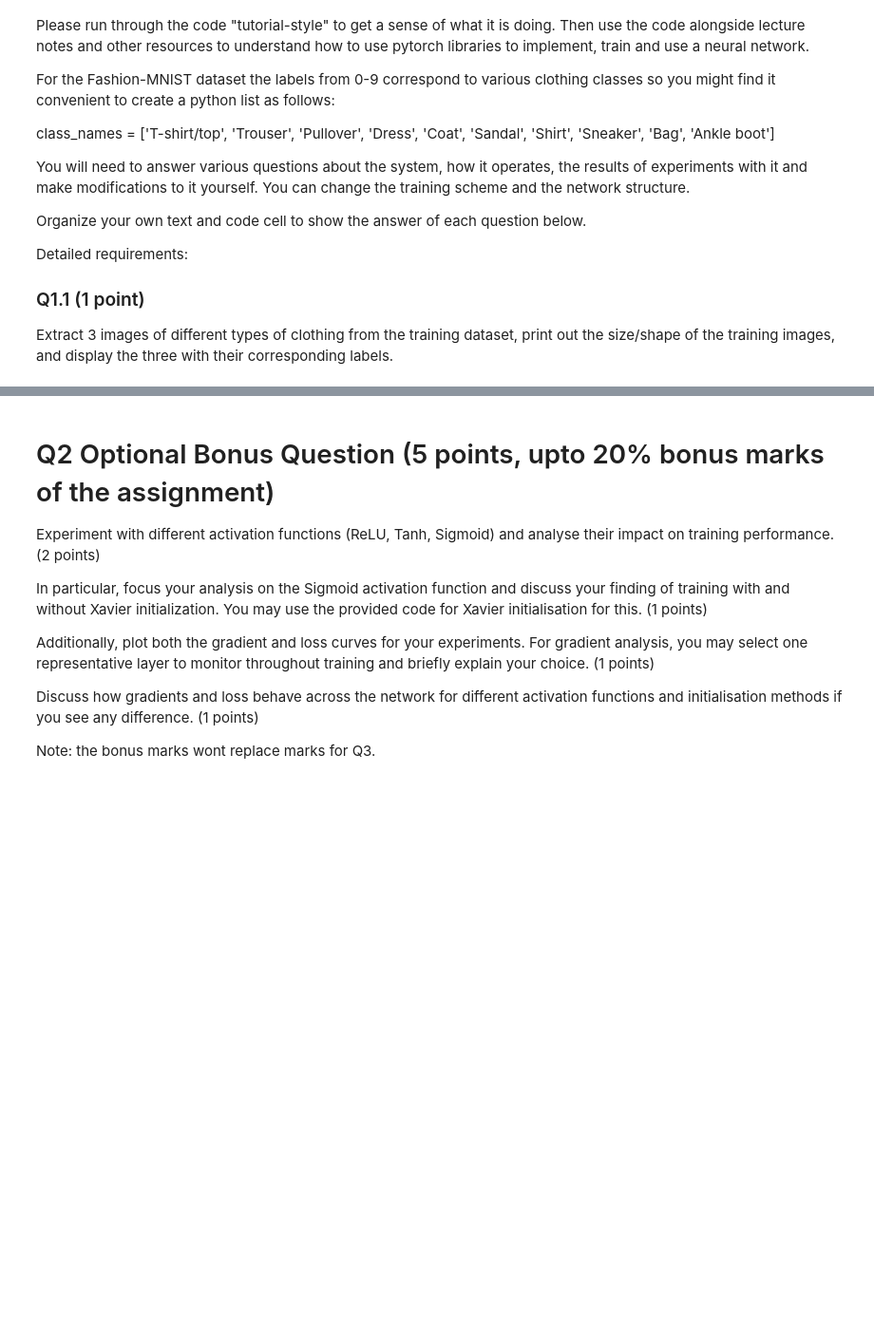
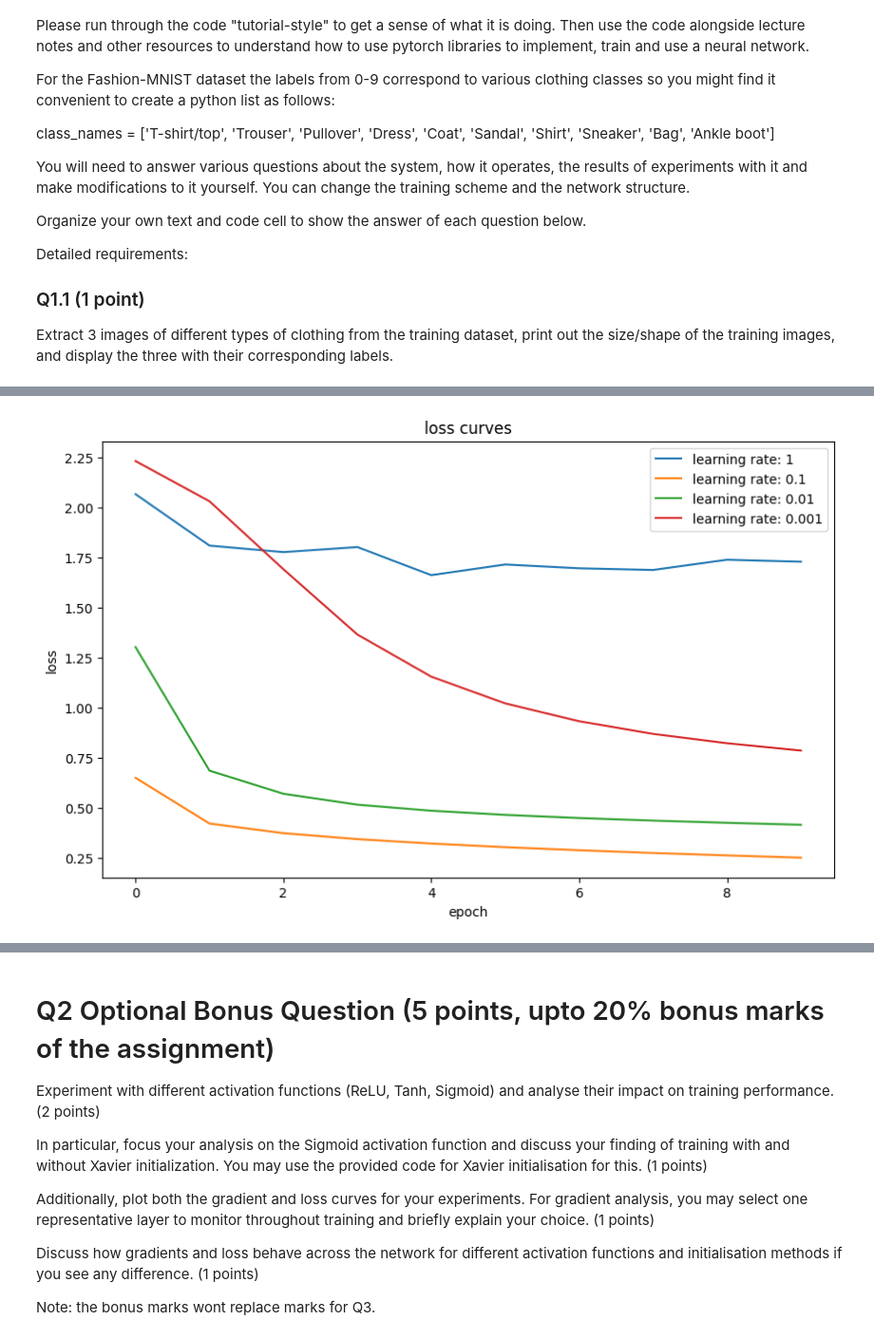
Before and after one commit to Viydal/compVis, a Jupyter notebook: Assignment3_2025 (1).ipynb, the cells around one changed output, grey strips where cells are left out. Shown at 95% size. Cells and saved outputs as stored; diff of their text form; code cells hidden in the pictures; blank space fills up the shorter version.

```diff
--- a/Assignment3_2025 (1).ipynb
+++ b/Assignment3_2025 (1).ipynb
@@ -92,0 +205,37 @@ AttributeError: 'tuple' object has no attribute 'shape'
+# %%
+learning_rates = [1, 0.1, 0.01, 0.001]
+loss_history = {}
+
+def training_code(learning_rate, epochs=10):
+  print(f"\nTraining with learning rate: {learning_rate}\n")
+
+  model = NeuralNetwork().to(device)
+  optimizer = torch.optim.SGD(model.parameters(), lr=learning_rate)
+
+  epoch_losses = []
+
+  for t in range(epochs):
+    print(f"\nEpoch {t + 1}")
+    average_loss = train(train_dataloader, model, loss_fn, optimizer)
+    epoch_losses.append(average_loss)
+
+  print(f"Final test:")
+  test(test_dataloader, model, loss_fn)
+
+  return epoch_losses
+
+for rate in learning_rates:
+  losses = training_code(rate)
+  loss_history[rate] = losses
+
+plt.figure(figsize=(10,6))
+
+for learning_rate, losses in loss_history.items():
+  plt.plot(losses, label=f"learning rate: {learning_rate}")
+
+plt.legend()
+plt.xlabel("epoch")
+plt.ylabel("loss")
+plt.title("loss curves")
+plt.show()
+# %% [output]
@@ -92,0 +259 @@ AttributeError: 'tuple' object has no attribute 'shape'
+[figure, added]
```
Also changed, not shown: parts of 10 cells of this notebook.
